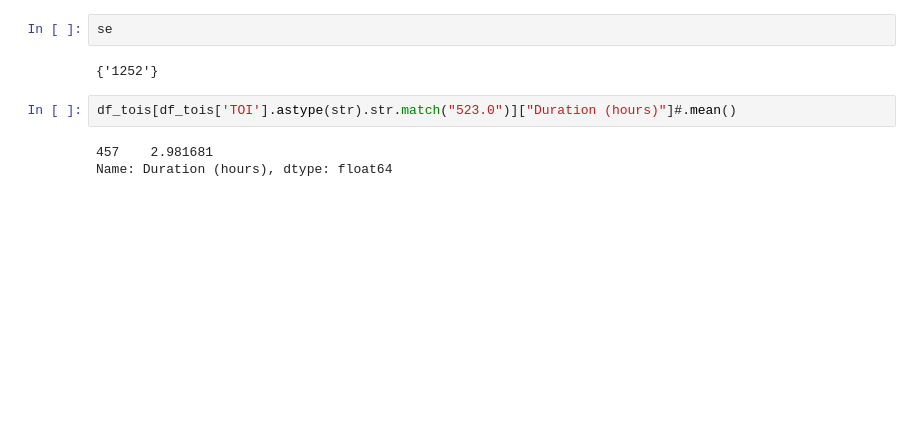
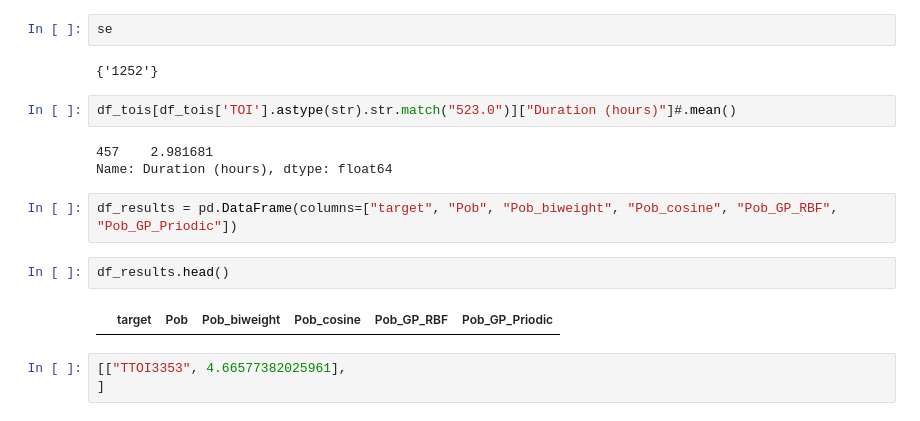
Before and after one commit to hiremasa/ytps, a Jupyter notebook: src/working_notebook.ipynb, the cells around one changed output. Drawn from its saved outputs; the diff is of its cells as text; blank space fills up the shorter version.

```diff
--- a/src/working_notebook.ipynb
+++ b/src/working_notebook.ipynb
@@ -442,3 +458,12 @@ df_tois[df_tois['TOI'].astype(str).str.match("523.0")]["Duration (hours)"]#.mean
 # %% [output]
 457    2.981681
 Name: Duration (hours), dtype: float64
+# %%
+df_results = pd.DataFrame(columns=["target", "Pob", "Pob_biweight", "Pob_cosine", "Pob_GP_RBF", "Pob_GP_Priodic"])
+# %%
+df_results.head()
+# %% [output]
+|  | target | Pob | Pob_biweight | Pob_cosine | Pob_GP_RBF | Pob_GP_Priodic |
+# %%
+[["TTOI3353", 4.66577382025961],
+]
```
Also changed, not shown: parts of 6 cells of this notebook, 3 other files.
